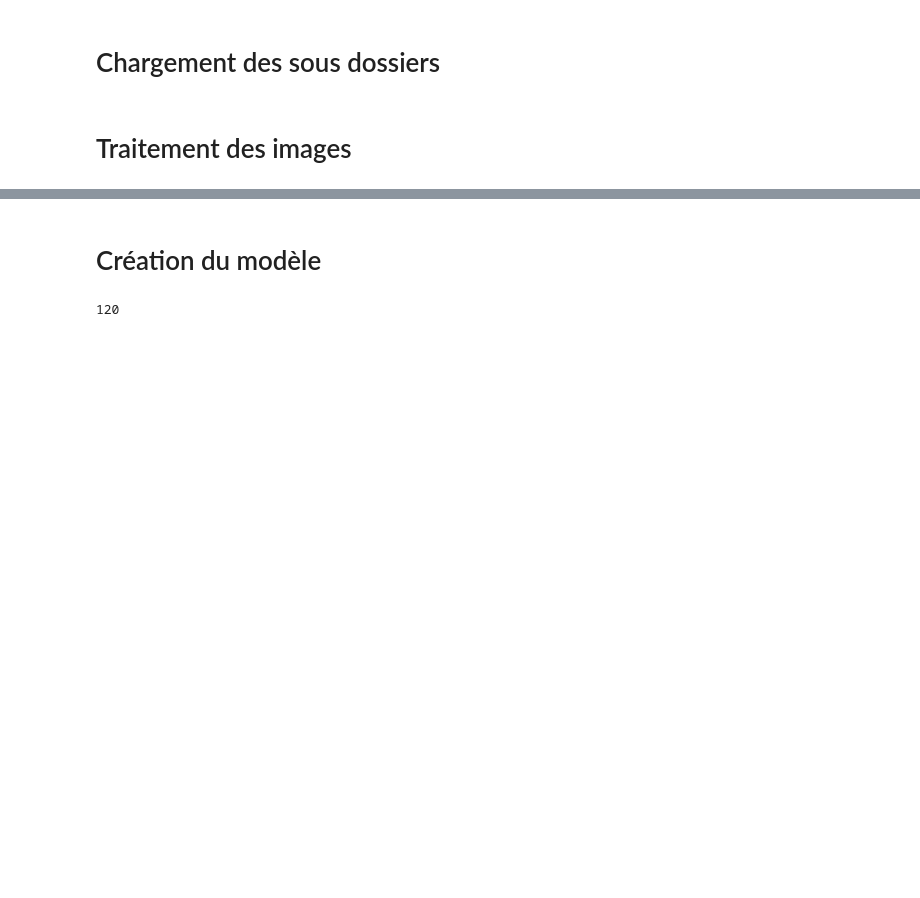
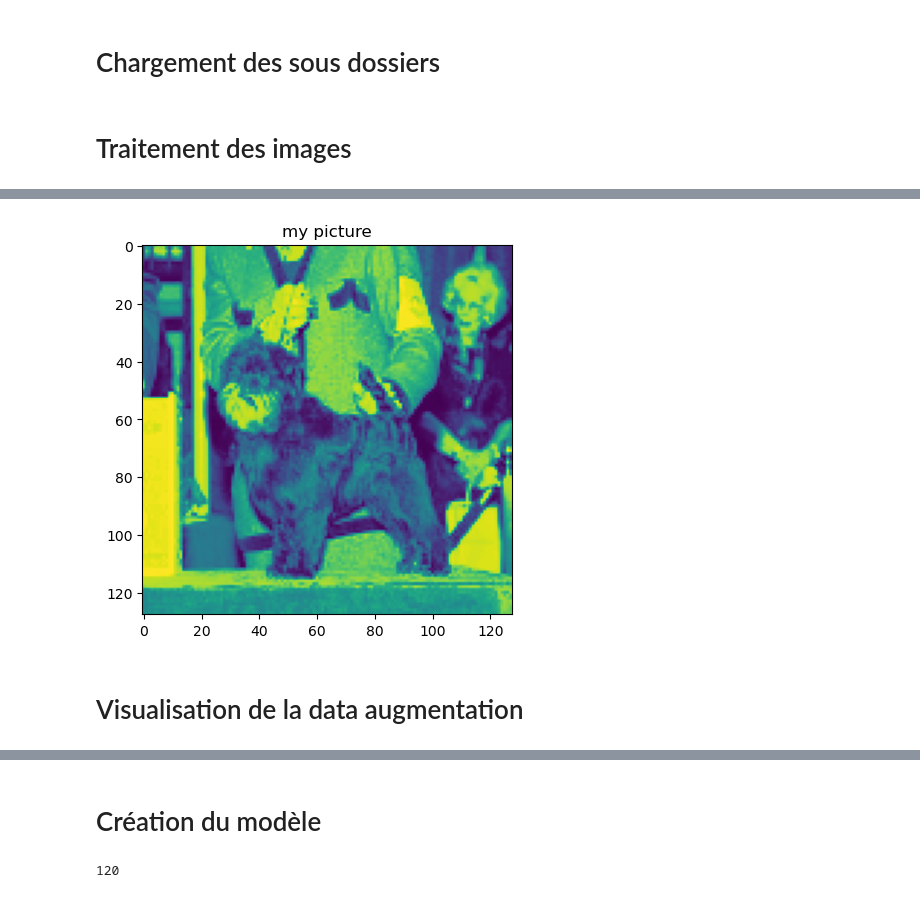
Before and after one commit to random-agile/Classify-Images-Using-Deep-Learning, a Jupyter notebook: Untitled.ipynb, the cells around one changed output, grey strips where cells are left out. Drawn from its saved outputs; the diff is of its cells as text; code cells hidden in the pictures; blank space fills up the shorter version.

```diff
--- a/Untitled.ipynb
+++ b/Untitled.ipynb
@@ -60,6 +60,8 @@ subdirs = os.listdir(dataset_dir)
 
 # Dictionnaire pour stocker les images prétraitées (y compris l'augmentation) par race
 preprocessed_images_by_race = {}
+preprocessed_images_by_race_gray = {}
+preprocessed_images_by_filename_augmented = {}
 # %% [markdown]
 # Traitement des images
 # %%
@@ -81,12 +83,13 @@ new_size = (128, 128)
 num_augmented_images = 4
 # %%
 # Parcourir les sous-dossiers et charger les images
-for subdir in subdirs:
+for subdir in subdirs[:10]:
     subdir_path = os.path.join(dataset_dir, subdir)
 
     # Vérifier si le chemin est un dossier
     if os.path.isdir(subdir_path):
         images = []
+        gray_images_list = []
 
         # Parcourir les fichiers dans le sous-dossier
         for file_name in os.listdir(subdir_path):
@@ -102,6 +105,7 @@ for subdir in subdirs:
 
                 # Convertir en échelle de gris
                 gray_image = cv2.cvtColor(image_resized, cv2.COLOR_BGR2GRAY)
+                gray_images_list.append(gray_image)
 
                 # Equalisation d'histogramme
                 equalized_image = cv2.equalizeHist(gray_image)
@@ -124,8 +128,9 @@ for subdir in subdirs:
                 for _ in range(num_augmented_images):
                     augmented_image = datagen.random_transform(whitened_image)
                     augmented_images.append(augmented_image)
-
+                preprocessed_images_by_filename_augmented[file_name] = [image] + augmented_images
                 images.extend(augmented_images)
 
         # Stocker les images prétraitées (y compris l'augmentation) dans le dictionnaire par race
         preprocessed_images_by_race[subdir] = images
+        preprocessed_images_by_race_gray[subdir] = gray_images_list
@@ -131,0 +152,13 @@ for subdir in subdirs:
+# %%
+img_test = preprocessed_images_by_race['affenpinscher'][0]
+# %%
+#img = cv2.imread('/Users/mustafa/test.jpg')
+#gray = cv2.cvtColor(img, cv2.COLOR_BGR2GRAY)
+
+plt.imshow(img_test)
+plt.title('my picture')
+plt.show()
+# %% [output]
+[figure, added]
+# %% [markdown]
+# Visualisation de la data augmentation
```
Also changed, not shown: parts of 11 cells of this notebook.
